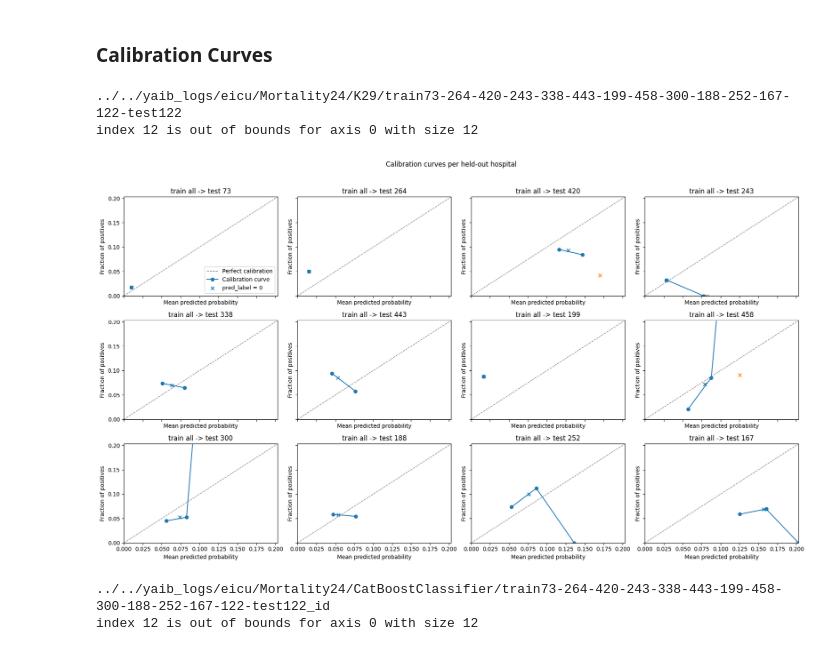
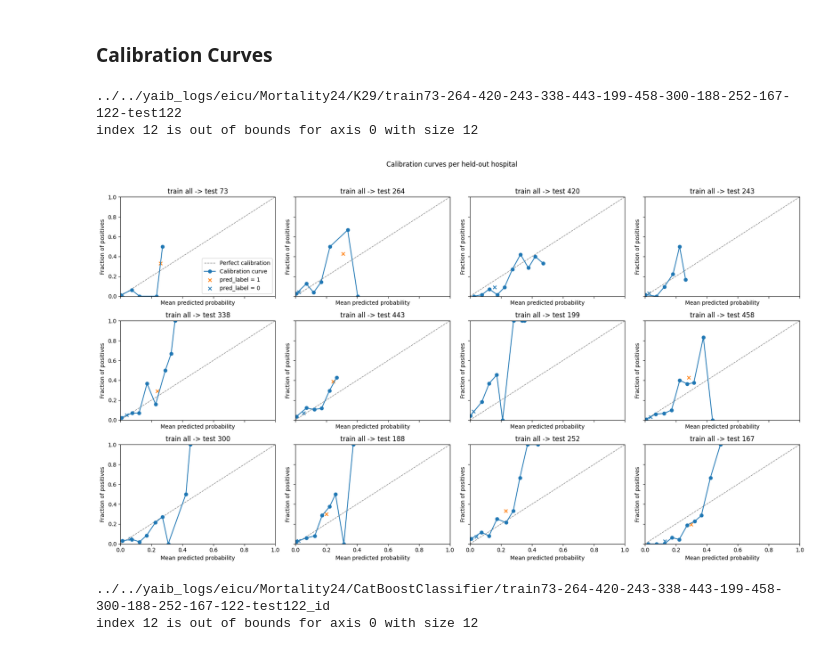
Before and after one commit to etan18/data-addition-dilemma, a Jupyter notebook: defensive_forecasting/k29.ipynb, the cells around one changed output. Saved outputs shown, nothing was run; the diff lists cells and outputs as text; code cells hidden in the pictures.

```diff
--- a/defensive_forecasting/k29.ipynb
+++ b/defensive_forecasting/k29.ipynb
@@ -72,7 +72,7 @@ for i, hos in enumerate(hosp_ids):
 all_avg_dict = {}
 
 for i, hos in enumerate(hosp_ids):
-    dir_str = f"train{all_hosps}-test{hos}"
+    dir_str = f"train{all_hosps}-test{hos}_cache"
     exp_dir = os.path.join(log_dir, dir_str)
     try:
         files = os.listdir(exp_dir)
@@ -281,7 +281,7 @@ plot_grouped_bars(values, hosp_ids, labels, metric_key)
 # K29 all data calibration curves
 from sklearn.calibration import calibration_curve
 
-n_bins = 15
+n_bins = 20
 fig, axes = plt.subplots(3, 4, figsize=(18, 10), sharex=True, sharey=True)
 axes = axes.flatten()
 
@@ -309,34 +309,34 @@ for i, hos in enumerate(hosp_ids):
         neg_mask = ~pos_mask
         if pos_mask.any():
             ax.scatter(y_prob[pos_mask].mean(), y_true[pos_mask].mean(), color='tab:orange', marker='x', label='pred_label = 1' if i == 0 else None)
         if neg_mask.any():
             ax.scatter(y_prob[neg_mask].mean(), y_true[neg_mask].mean(), color='tab:blue', marker='x', label='pred_label = 0' if i == 0 else None)
 
         ax.set_title(f"train all -> test {hos}")
         lim = max(max(prob_pred), max(prob_true))
         ax.set_xlim(0, lim)
         ax.set_ylim(0, lim)
         ax.set_xlabel('Mean predicted probability')
         ax.set_ylabel('Fraction of positives')
 
     except Exception as e:
         print(exp_dir)
         print(e)
         print()
 
 for j in range(len(hosp_ids), len(axes)):
     axes[j].axis('off')
 
 if axes.size:
     axes[0].legend(loc='lower right')
 
 fig.suptitle('Calibration curves per held-out hospital', y=1.02)
 fig.tight_layout()
 plt.show()
 # %% [output]
 ../../yaib_logs/eicu/Mortality24/K29/train73-264-420-243-338-443-199-458-300-188-252-167-122-test122
 index 12 is out of bounds for axis 0 with size 12
-[figure, old version]
+[figure, new version]
 # %%
 # K29 all data calibration curves
 from sklearn.calibration import calibration_curve
```
Also changed, not shown: parts of 3 cells of this notebook, 2 other files.
